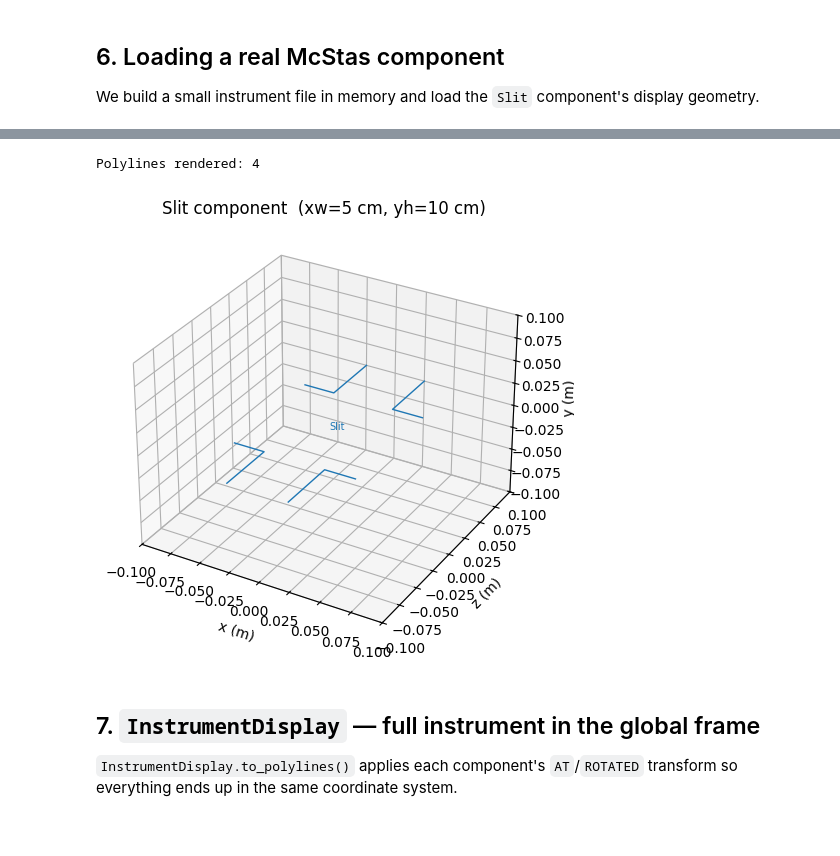
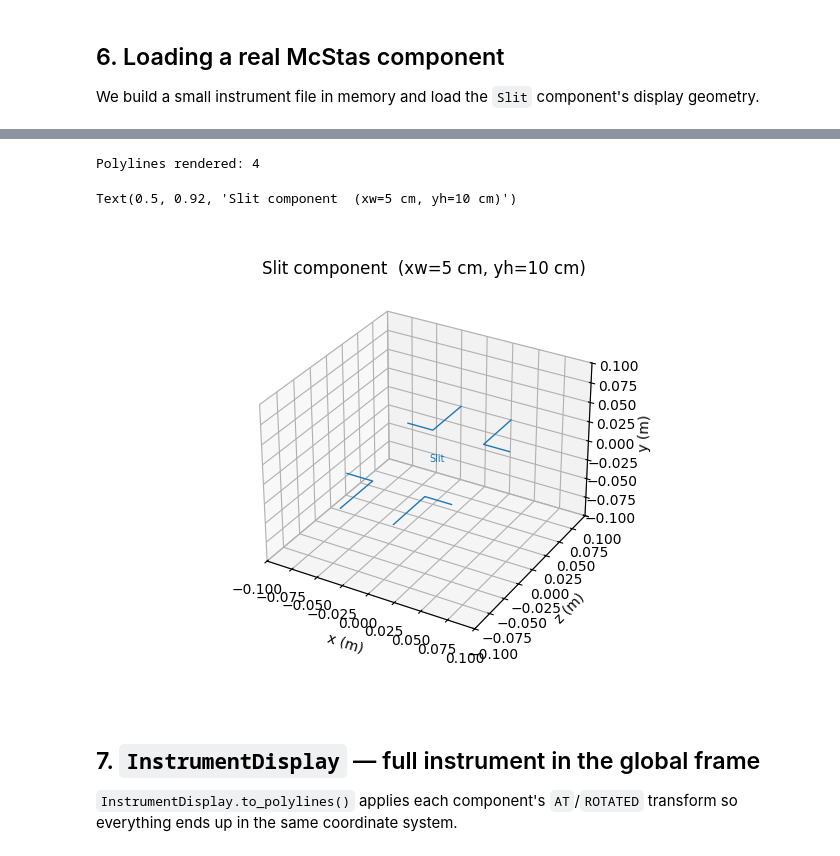
Before and after one commit to mccode-dev/mccode-antlr, a Jupyter notebook: docs/examples/display_geometry.ipynb, the cells around one changed output, grey strips where cells are left out. Drawn from its saved outputs; the diff is of its cells as text; code cells hidden in the pictures.

```diff
--- a/docs/examples/display_geometry.ipynb
+++ b/docs/examples/display_geometry.ipynb
@@ -187,28 +198,28 @@ Slit primitives: ['ConditionalBlock']
 # %%
 # The Slit display is wrapped in if (is_unset(radius)) { ... } else { circle }
 # We render the true branch (rectangular aperture) with concrete parameters.
 params = {'xmin': -0.025, 'xmax': 0.025, 'ymin': -0.05, 'ymax': 0.05}
 all_pls = []
 for p in cd.primitives:
     if isinstance(p, ConditionalBlock):
         for sub in p.body:
             try:
                 all_pls += sub.to_polylines(params)
             except Exception as e:
                 print("skip:", e)
     else:
         try:
             all_pls += p.to_polylines(params)
         except Exception as e:
             print("skip:", e)
 
 print(f"Polylines rendered: {len(all_pls)}")
 fig, ax = plot_geometry({'Slit': all_pls})
 ax.set_title('Slit component  (xw=5 cm, yh=10 cm)')
-plt.tight_layout(); plt.savefig('/tmp/slit.png', dpi=100); plt.show()
 # %% [output]
 Polylines rendered: 4
+Text(0.5, 0.92, 'Slit component  (xw=5 cm, yh=10 cm)')
-[figure, old version]
+[figure, new version]
 # %% [markdown]
 ## 7. `InstrumentDisplay` — full instrument in the global frame
 
```
Also changed, not shown: parts of 12 cells of this notebook, 11 other files.
